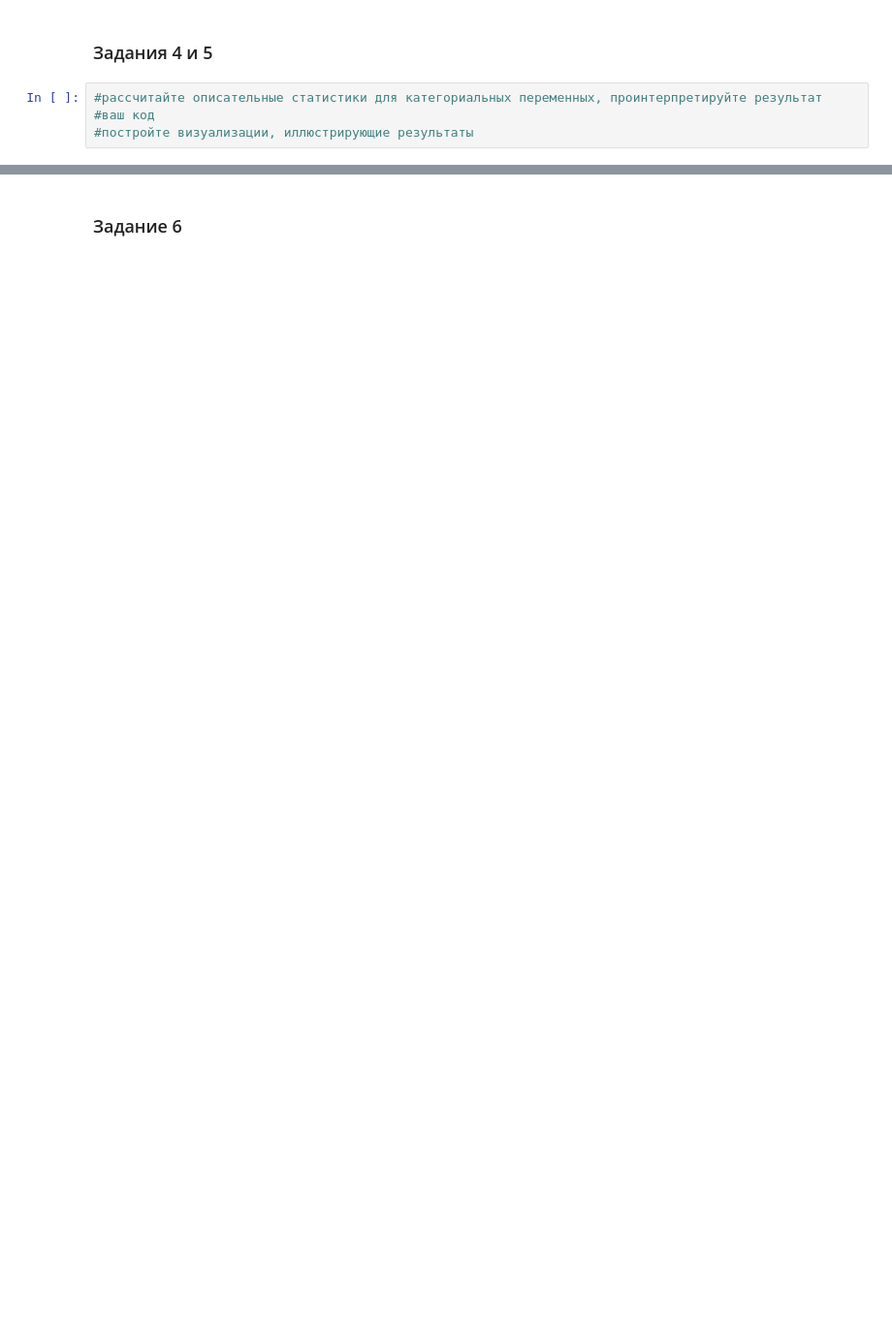
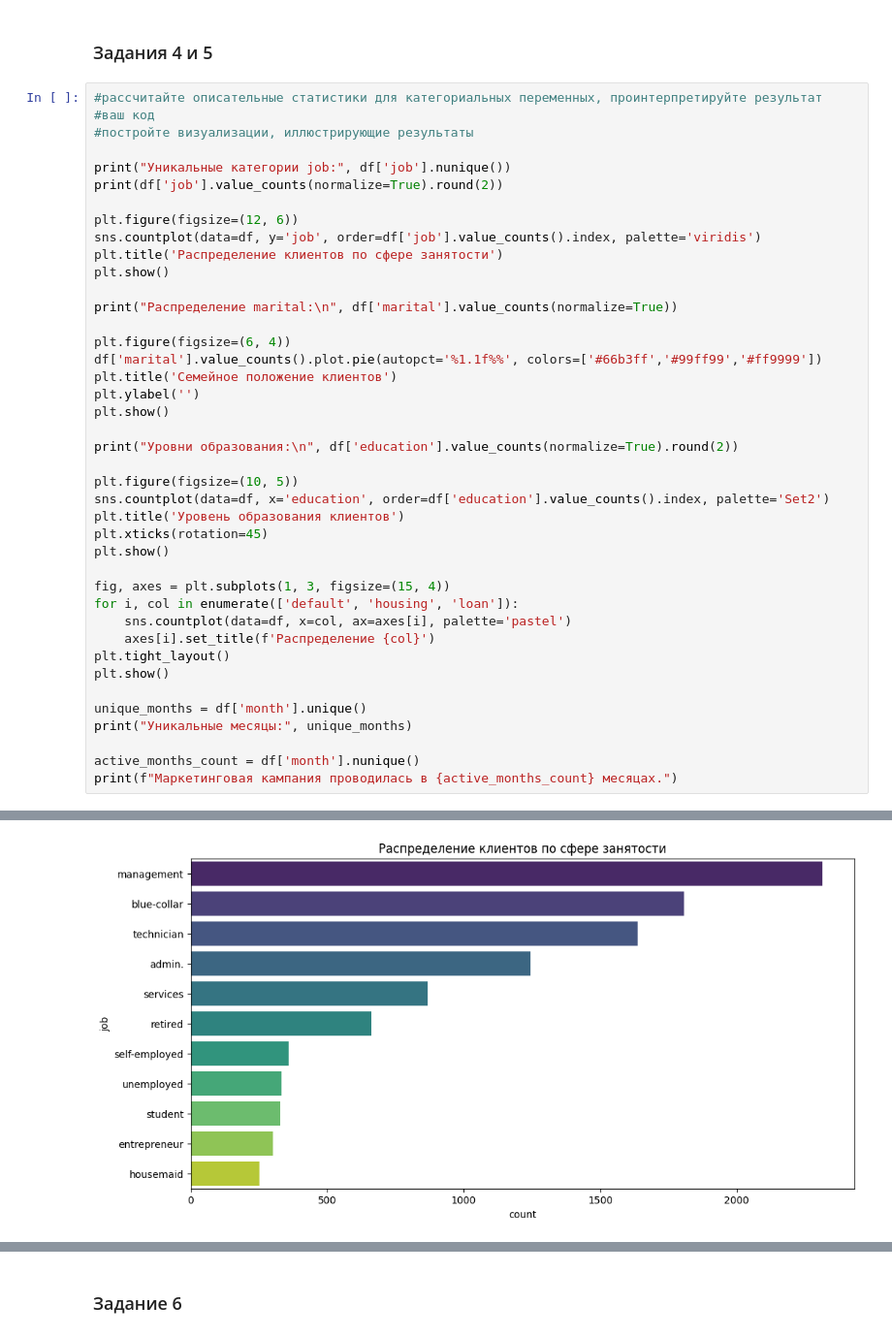
Before and after one commit to AbiNazim/Study_DataScience, a Jupyter notebook: Project_4_ML/Project_4_ML.ipynb, the cells around one changed output, grey strips where cells are left out. Shown at 97% size. Cells and saved outputs as stored; diff of their text form; blank space fills up the shorter version.

```diff
--- a/Project_4_ML/Project_4_ML.ipynb
+++ b/Project_4_ML/Project_4_ML.ipynb
@@ -148,3 +212,41 @@ print(f"Средний баланс для клиентов с job='{most_common
 #рассчитайте описательные статистики для категориальных переменных, проинтерпретируйте результат
 #ваш код
 #постройте визуализации, иллюстрирующие результаты
+
+print("Уникальные категории job:", df['job'].nunique())
+print(df['job'].value_counts(normalize=True).round(2))
+
+plt.figure(figsize=(12, 6))
+sns.countplot(data=df, y='job', order=df['job'].value_counts().index, palette='viridis')
+plt.title('Распределение клиентов по сфере занятости')
+plt.show()
+
+print("Распределение marital:\n", df['marital'].value_counts(normalize=True))
+
+plt.figure(figsize=(6, 4))
+df['marital'].value_counts().plot.pie(autopct='%1.1f%%', colors=['#66b3ff','#99ff99','#ff9999'])
+plt.title('Семейное положение клиентов')
+plt.ylabel('')
+plt.show()
+
+print("Уровни образования:\n", df['education'].value_counts(normalize=True).round(2))
+
+plt.figure(figsize=(10, 5))
+sns.countplot(data=df, x='education', order=df['education'].value_counts().index, palette='Set2')
+plt.title('Уровень образования клиентов')
+plt.xticks(rotation=45)
+plt.show()
+
+fig, axes = plt.subplots(1, 3, figsize=(15, 4))
+for i, col in enumerate(['default', 'housing', 'loan']):
+    sns.countplot(data=df, x=col, ax=axes[i], palette='pastel')
+    axes[i].set_title(f'Распределение {col}')
+plt.tight_layout()
+plt.show()
+
+unique_months = df['month'].unique()
+print("Уникальные месяцы:", unique_months)
+
+active_months_count = df['month'].nunique()
+print(f"Маркетинговая кампания проводилась в {active_months_count} месяцах.")
+# %% [output]
@@ -150,0 +267 @@ print(f"Средний баланс для клиентов с job='{most_common
+[figure, added]
```
Also changed, not shown: parts of 8 cells of this notebook.
